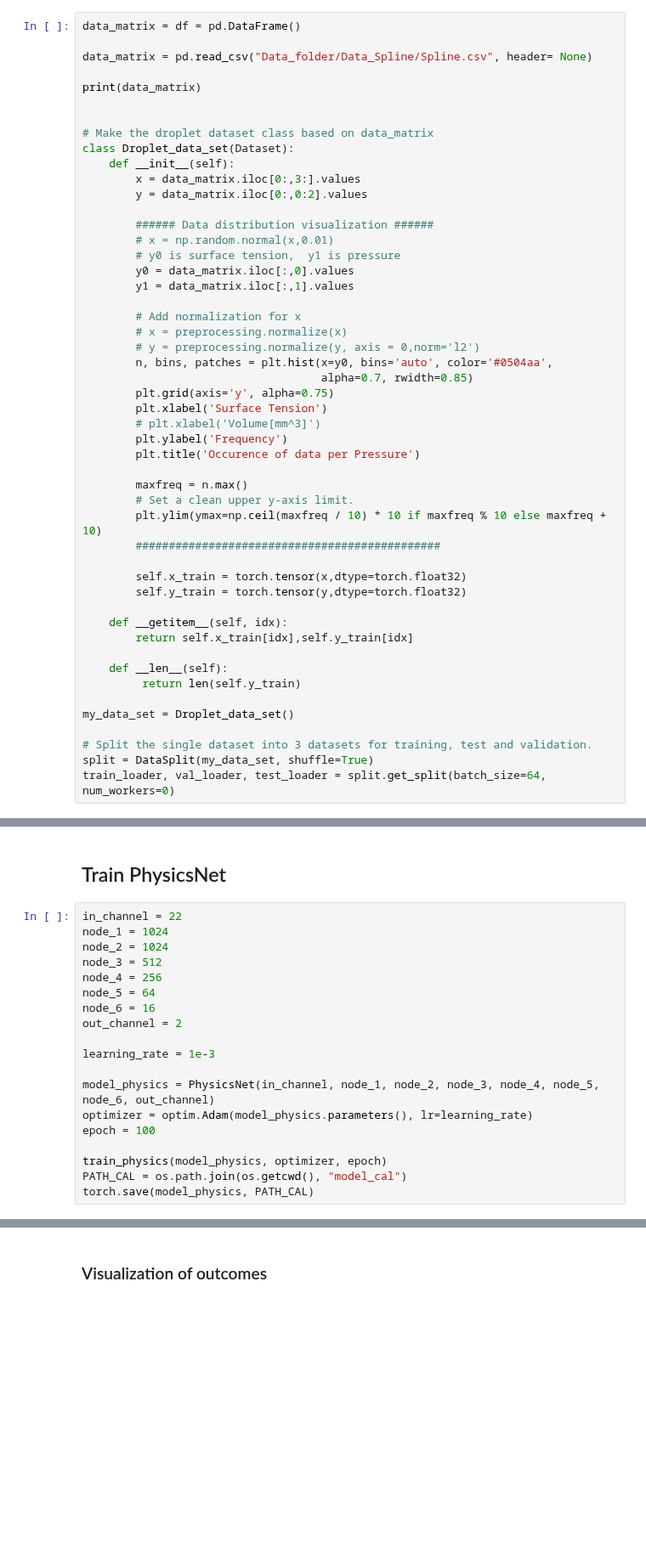
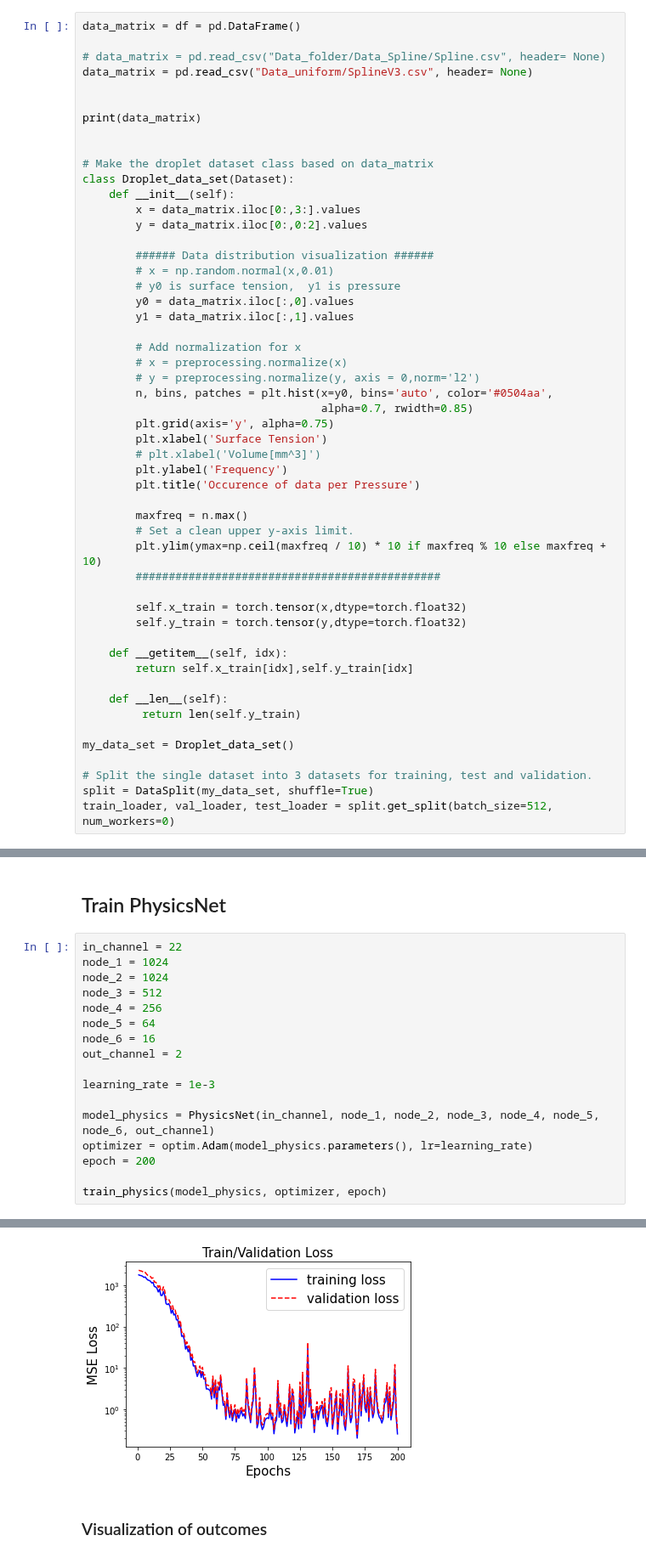
Before and after one commit to ShaoKAi100812/Pendant_Drop_Tensiometry_Prediction, a Jupyter notebook: main_spline.ipynb, the cells around one changed output, grey strips where cells are left out. Shown at 85% size. Cells and saved outputs as stored; diff of their text form; blank space fills up the shorter version.

```diff
--- a/main_spline.ipynb
+++ b/main_spline.ipynb
@@ -95,7 +97,9 @@ class DataSplit:
 # %%
 data_matrix = df = pd.DataFrame()
 
-data_matrix = pd.read_csv("Data_folder/Data_Spline/Spline.csv", header= None)
+# data_matrix = pd.read_csv("Data_folder/Data_Spline/Spline.csv", header= None)
+data_matrix = pd.read_csv("Data_uniform/SplineV3.csv", header= None)
+
 
 print(data_matrix)
 
@@ -141,7 +145,7 @@ my_data_set = Droplet_data_set()
 
 # Split the single dataset into 3 datasets for training, test and validation.
 split = DataSplit(my_data_set, shuffle=True)
-train_loader, val_loader, test_loader = split.get_split(batch_size=64, num_workers=0)
+train_loader, val_loader, test_loader = split.get_split(batch_size=512, num_workers=0)
 # %% [output]
          0         1          2         3         4         5         6   \
 0      15.1   5.10061  14.150364  0.641996  0.560755 -0.204328 -0.058190
@@ -372,9 +405,7 @@ learning_rate = 1e-3
 
 model_physics = PhysicsNet(in_channel, node_1, node_2, node_3, node_4, node_5, node_6, out_channel)
 optimizer = optim.Adam(model_physics.parameters(), lr=learning_rate)
-epoch = 100
+epoch = 200
 
 train_physics(model_physics, optimizer, epoch)
-PATH_CAL = os.path.join(os.getcwd(), "model_cal")
-torch.save(model_physics, PATH_CAL)
 # %% [output]
@@ -397,3 +429,4 @@ KeyboardInterrupt:
+[figure, added]
 # %% [markdown]
 ### Visualization of outcomes
 # %%
```
Also changed, not shown: parts of 12 cells of this notebook.
